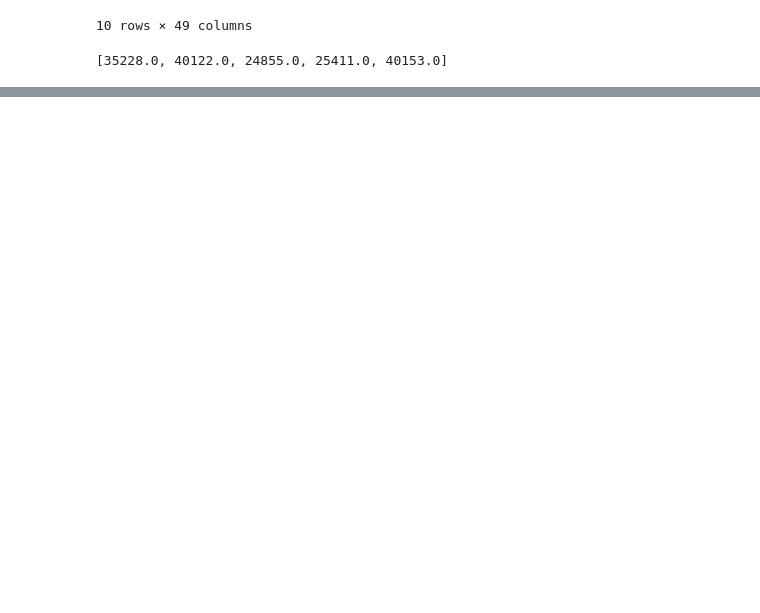
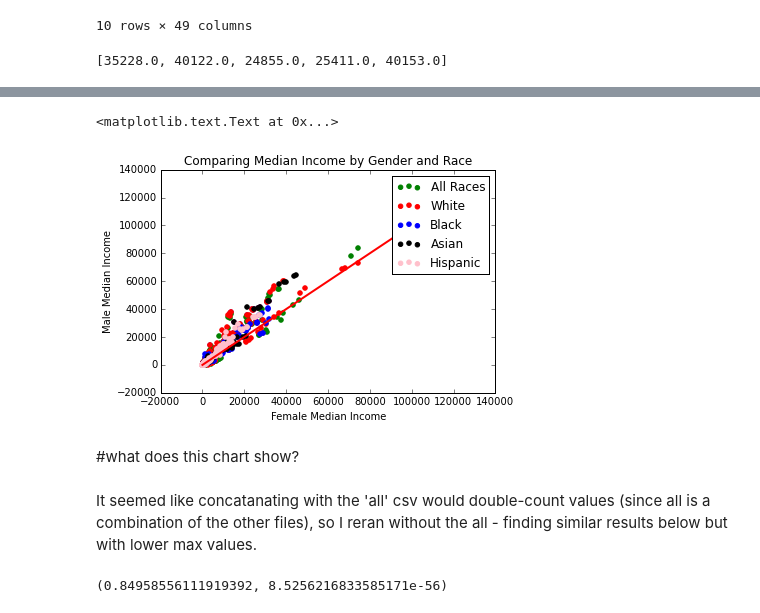
Before and after one commit to Rbc2pt0/PUI2015_rcohen, a Jupyter notebook: HW5/income_by_gender.ipynb, the cells around one changed output, grey strips where cells are left out. Saved outputs shown, nothing was run; the diff lists cells and outputs as text; code cells hidden in the pictures; blank space fills up the shorter version.

```diff
--- a/HW5/income_by_gender.ipynb
+++ b/HW5/income_by_gender.ipynb
@@ -163,0 +158,30 @@ ValueError: axis must be less than arr.ndim; axis=0, rank=0.
+# %%
+all_males=np.ma.array(np.concatenate([allmales['all']['Median income'][:].values,allmales['white']['Median income'][:].values,allmales['black']['Median income'][:].values,allmales['hispanic']['Median income'][:].values,allmales['asian']['Median income'][:].values]).flatten())
+
+all_females=np.ma.array(np.concatenate([allfemales['all']['Median income'][:].values,allfemales['white']['Median income'][:].values,allfemales['black']['Median income'][:].values,allfemales['hispanic']['Median income'][:].values,allfemales['asian']['Median income'][:].values]).flatten())
+# %%
+allmask = [np.isnan(all_males) + np.isnan(all_females)]
+
+all_females.mask = allmask
+all_males.mask = allmask
+# %%
+pl.scatter(all_females, all_males, color = 'purple')
+pl.scatter(allfemales['all'], allmales['all'], color ='green', label = 'All Races')
+pl.scatter(allfemales['white'], allmales['white'], color = 'red', label = 'White')
+pl.scatter(allfemales['black'], allmales['black'], color = 'blue', label = 'Black')
+pl.scatter(allfemales['asian'], allmales['asian'], color = 'black', label = 'Asian')
+pl.scatter(allfemales['hispanic'], allmales['hispanic'], color = 'pink', label = 'Hispanic')
+
+x = np.arange(0,120000,1)
+pl.plot(x, x, color='red', linewidth=2.0)
+pl.legend(bbox_to_anchor=(1, 1))
+pl.xlabel('Female Median Income')
+pl.ylabel('Male Median Income')
+pl.title('Comparing Median Income by Gender and Race')
+# %% [output]
+<matplotlib.text.Text at 0x...>
+[figure, added]
+# %% [markdown]
+#what does this chart show?
+# %% [markdown]
+It seemed like concatanating with the 'all' csv would double-count values (since all is a combination of the other files), so I reran without the all - finding similar results below but with lower max values.
@@ -163,0 +197,5 @@ ValueError: axis must be less than arr.ndim; axis=0, rank=0.
+# %%
+allcor = stats.spearmanr(all_females, all_males)
+print allcor
+# %% [output]
+(0.84958556111919392, 8.5256216833585171e-56)
```
Also changed, not shown: parts of 19 cells of this notebook, 1 other file.
